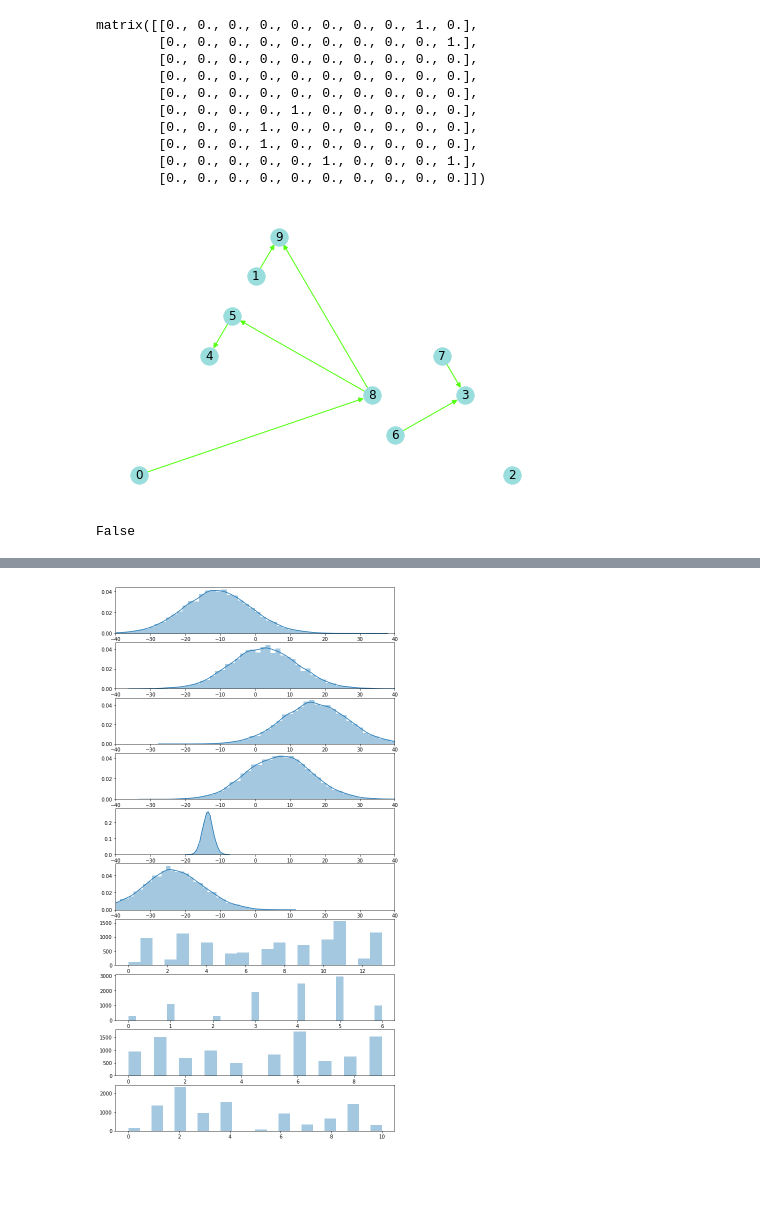
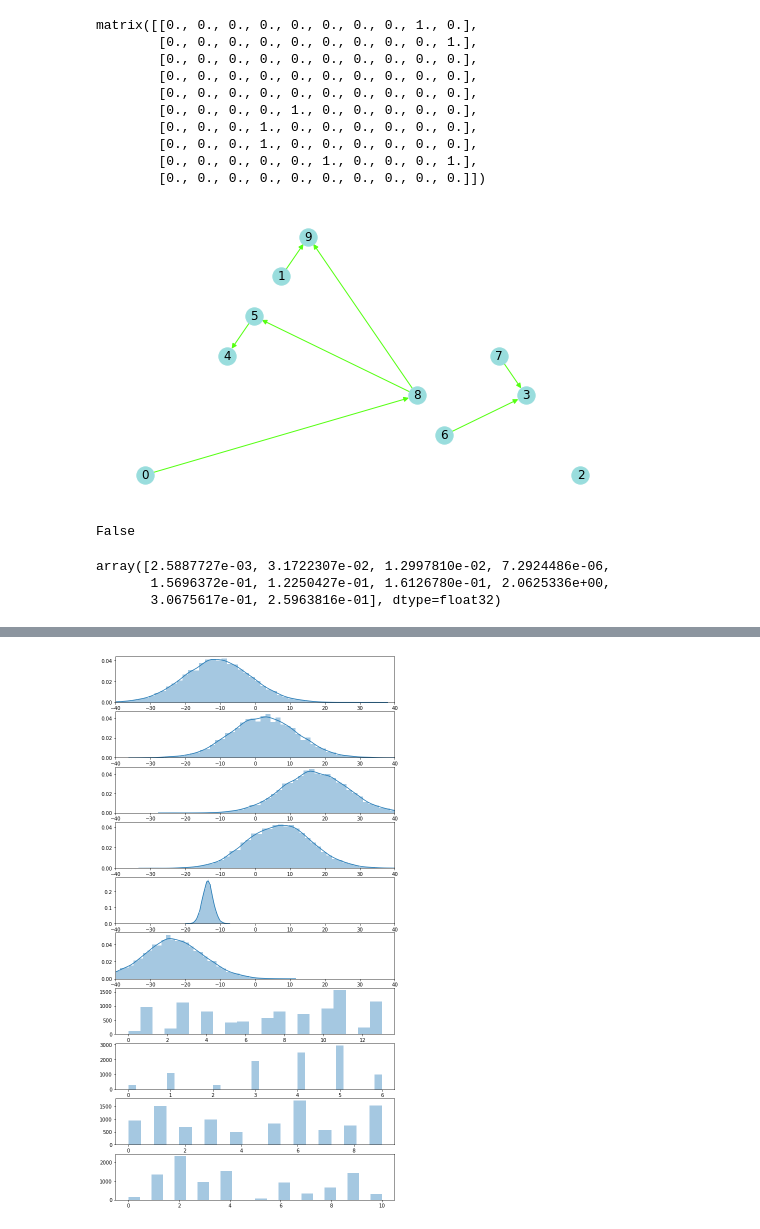
Before and after one commit to GiuliaLanzillotta/CausalAE, a Jupyter notebook: visualisations/test_features.ipynb, the cells around one changed output, grey strips where cells are left out. Cells and saved outputs as stored; diff of their text form; code cells hidden in the pictures; blank space fills up the shorter version.

```diff
--- a/visualisations/test_features.ipynb
+++ b/visualisations/test_features.ipynb
@@ -124,16 +105,23 @@ matrix([[0., 0., 0., 0., 0., 0., 0., 0., 1., 0.],
 # %%
 import networkx as nx
 # %%
+figure = plt.figure(figsize=(7,4))
 nx.draw(train.metadata["graph"], with_labels=True,
         node_size=300, node_color="#99dddd",
         edge_color="#55ff11", pos=nx.planar_layout(train.metadata["graph"]))
 #this could be a good plot to show
 # %% [output]
-[figure, old version]
+[figure, new version]
 # %%
 train.noise
 # %% [output]
 False
+# %%
+np.std(train.original_labels, axis=0)
+# %% [output]
+array([2.5887727e-03, 3.1722307e-02, 1.2997810e-02, 7.2924486e-06,
+       1.5696372e-01, 1.2250427e-01, 1.6126780e-01, 2.0625336e+00,
+       3.0675617e-01, 2.5963816e-01], dtype=float32)
 # %%
 samplers = train.metadata["samplers"] # maybe plot this - for each dimension its distribution
 samplers
```
Also changed, not shown: parts of 11 cells of this notebook, 24 other files.
